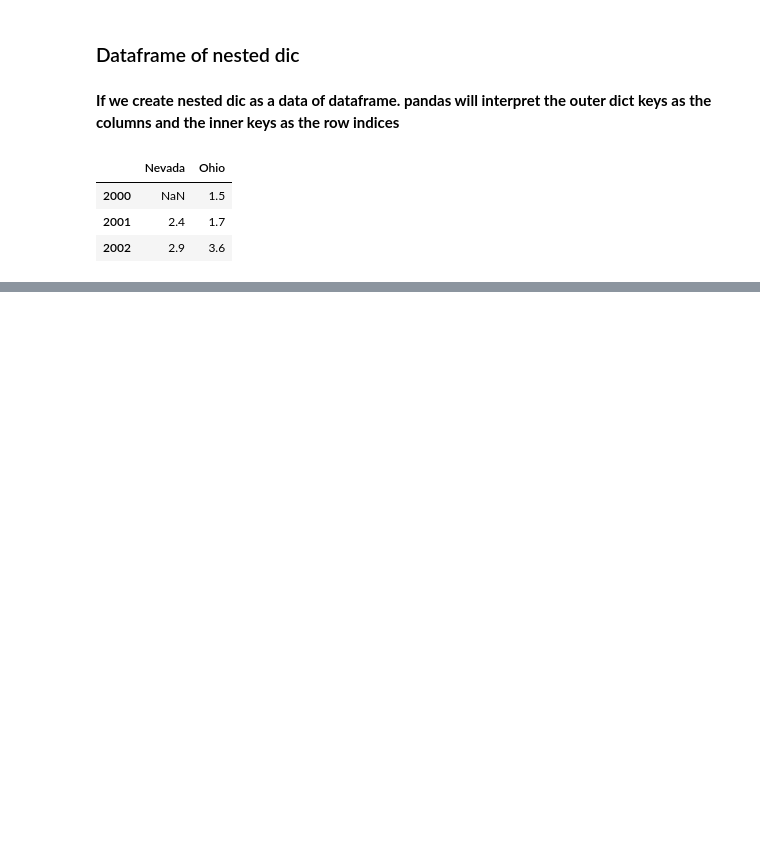
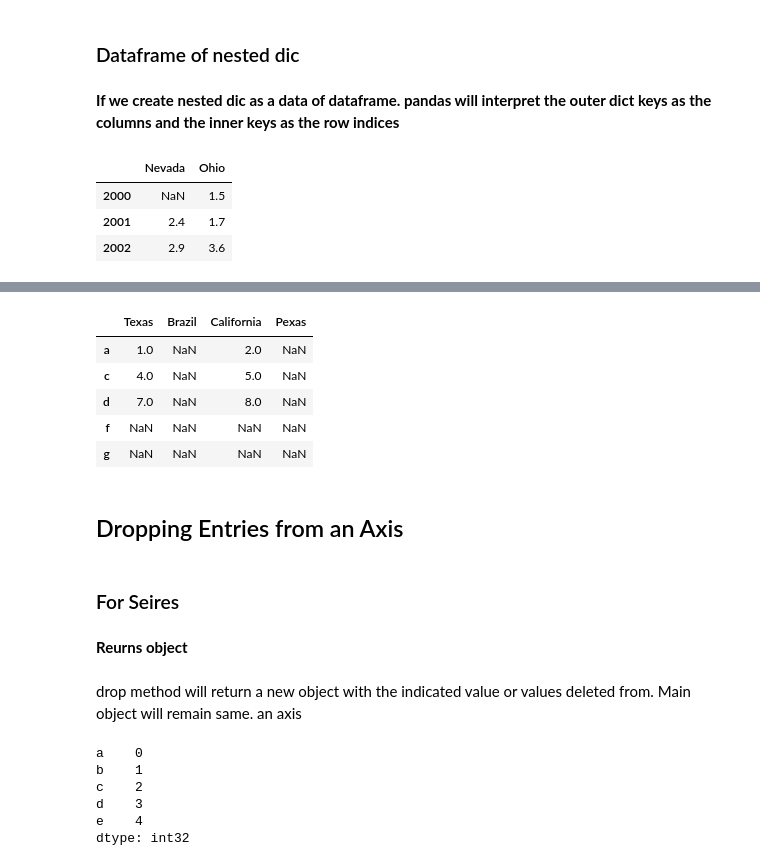
Before and after one commit to towhid135/notebook-Numpy-Pandas-Seaborn-Scikit_learn-, a Jupyter notebook: Pandas/Pandas_tutorial.ipynb, the cells around one changed output, grey strips where cells are left out. Drawn from its saved outputs; the diff is of its cells as text; code cells hidden in the pictures; blank space fills up the shorter version.

```diff
--- a/Pandas/Pandas_tutorial.ipynb
+++ b/Pandas/Pandas_tutorial.ipynb
@@ -312,0 +411,4 @@ popdf
+# %%
+frame = pd.DataFrame(np.arange(9).reshape((3,3)),
+                    index=['a', 'c', 'd'],columns=['Ohio', 'Texas', 'California'])
+frame
@@ -312,0 +445,3 @@ popdf
+# %%
+#reindexing by loc
+obj = frame.loc[ ['a', 'c', 'd','f','g'],['Texas', 'Brazil', 'California','Pexas']  ]
@@ -312,0 +455,28 @@ popdf
+# %%
+obj
+# %% [output]
+|  | Texas | Brazil | California | Pexas |
+| a | 1.0 | NaN | 2.0 | NaN |
+| c | 4.0 | NaN | 5.0 | NaN |
+| d | 7.0 | NaN | 8.0 | NaN |
+| f | NaN | NaN | NaN | NaN |
+| g | NaN | NaN | NaN | NaN |
+# %% [markdown]
+## Dropping Entries from an Axis
+# %% [markdown]
+### For Seires
+# %% [markdown]
+**Reurns object**
+# %% [markdown]
+drop method will return a new object with the indicated value or values deleted from. Main object will remain same.
+an axis
+# %%
+obj = pd.Series(np.arange(5),index=['a', 'b', 'c', 'd', 'e'])
+obj
+# %% [output]
+a    0
+b    1
+c    2
+d    3
+e    4
+dtype: int32
```
Also changed, not shown: parts of 219 cells of this notebook, 1 other file.
